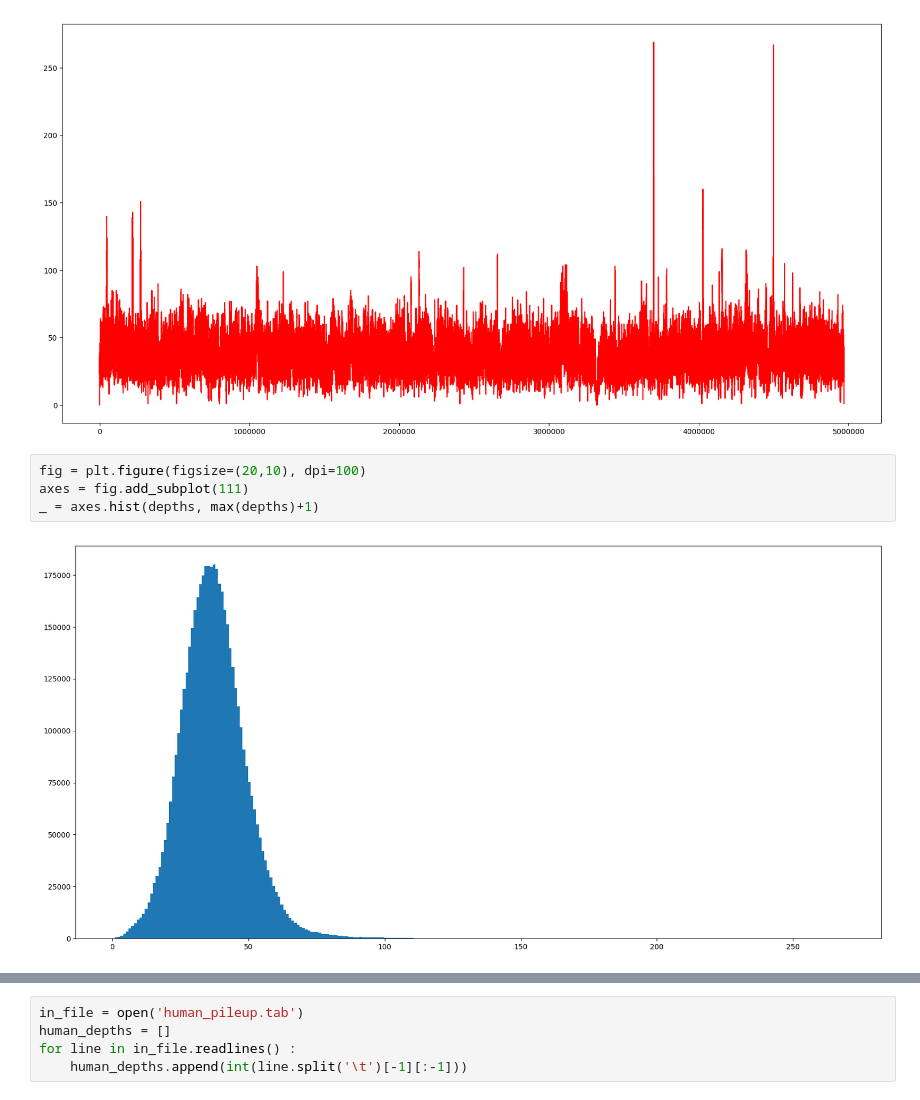
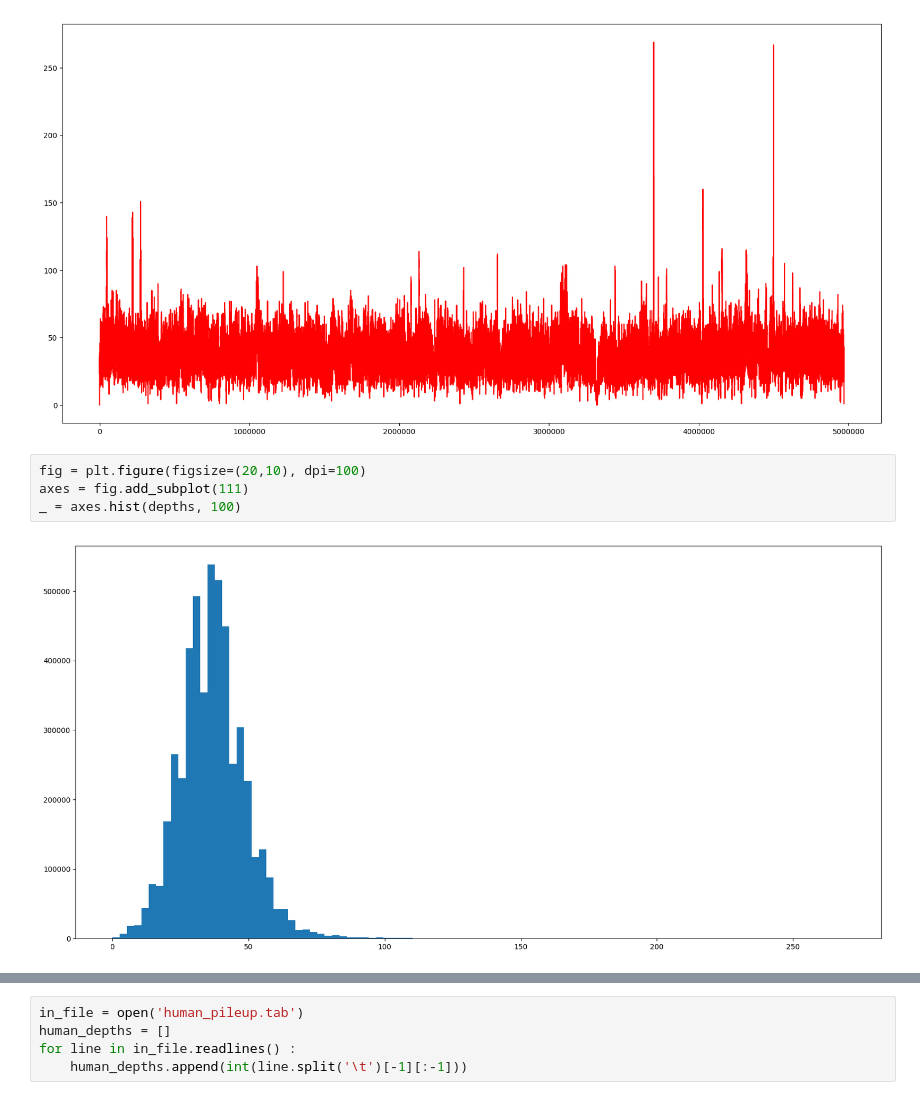
Before and after one commit to RainLiuX/be131, a Jupyter notebook: lab6/lab6.ipynb, the cells around one changed output, grey strips where cells are left out. Drawn from its saved outputs; the diff is of its cells as text.

```diff
--- a/lab6/lab6.ipynb
+++ b/lab6/lab6.ipynb
@@ -134,8 +134,8 @@ _ = axes.plot(range(1, len(depths)+1), depths, color='red')
 # %%
 fig = plt.figure(figsize=(20,10), dpi=100)
 axes = fig.add_subplot(111)
-_ = axes.hist(depths, max(depths)+1)
+_ = axes.hist(depths, 100)
 # %% [output]
-[figure, old version]
+[figure, new version]
 # %% [markdown]
 Here, we can further information about the MiSeq map. We can see that the max depth is 269 and the average depth is about 37. We can roughly get the idea from which region in the genome has a higher or lower coverage.
```
Also changed, not shown: parts of 4 cells of this notebook, 1 other file.
